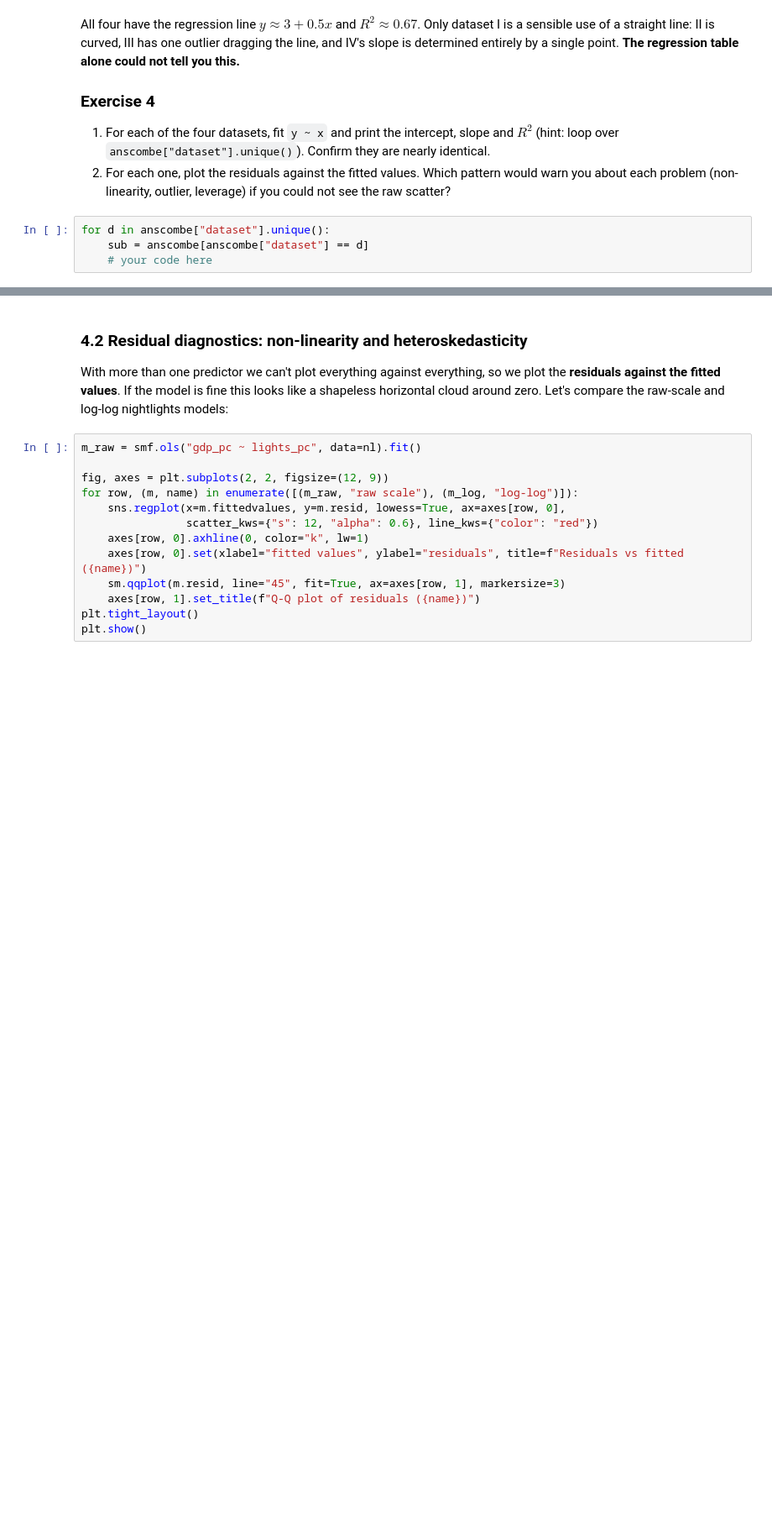
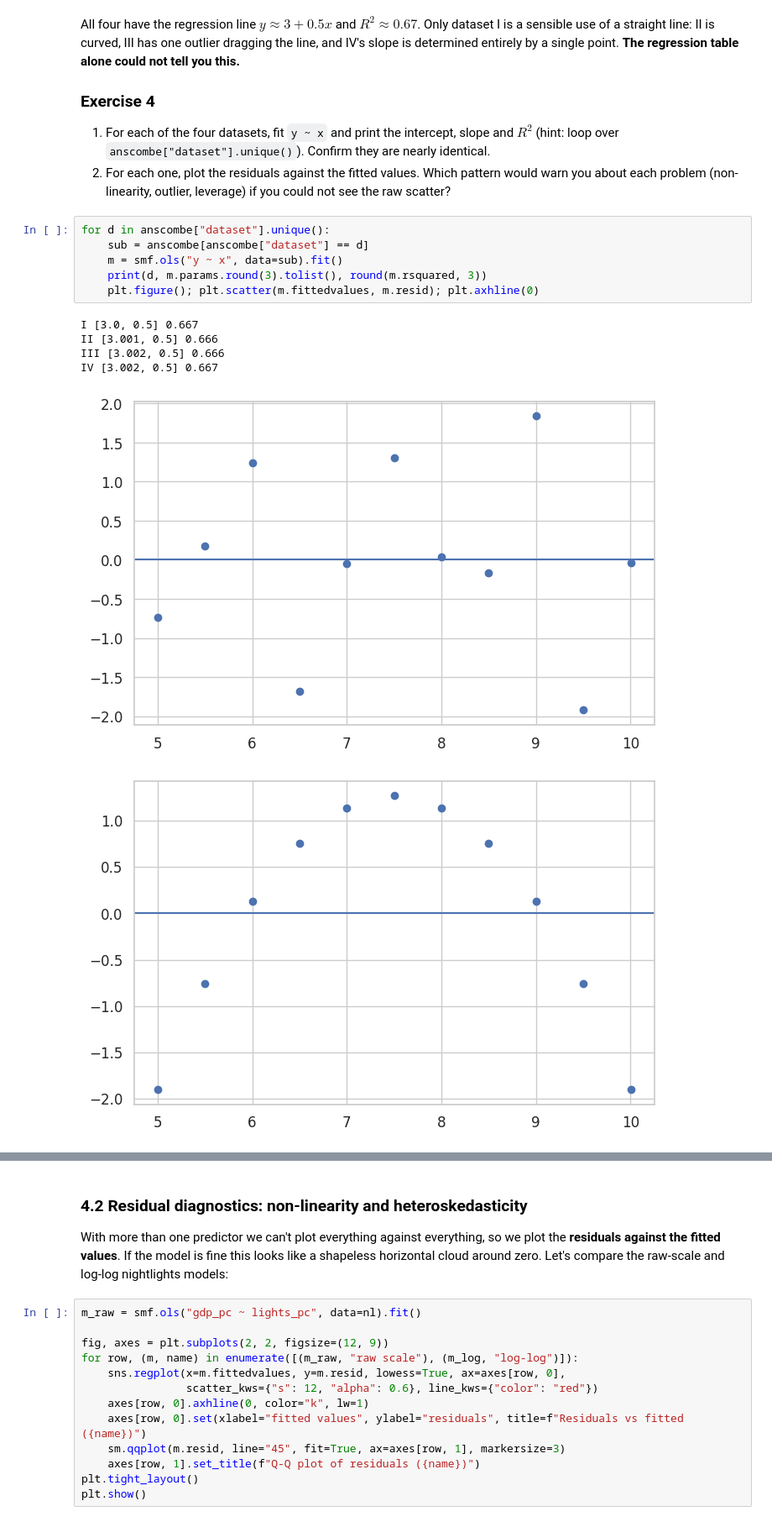
Before and after one commit to stellazhang26/qm2, a Jupyter notebook: notebooks/W07. Linear Regression.ipynb, the cells around one changed output, grey strips where cells are left out. Shown at 84% size. Drawn from its saved outputs; the diff is of its cells as text; blank space fills up the shorter version.

```diff
--- a/notebooks/W07. Linear Regression.ipynb
+++ b/notebooks/W07. Linear Regression.ipynb
@@ -330,4 +427,13 @@ All four have the regression line $y \approx 3 + 0.5x$ and $R^2 \approx 0.67$. O
 # %%
 for d in anscombe["dataset"].unique():
     sub = anscombe[anscombe["dataset"] == d]
-    # your code here
+    m = smf.ols("y ~ x", data=sub).fit()
+    print(d, m.params.round(3).tolist(), round(m.rsquared, 3))
+    plt.figure(); plt.scatter(m.fittedvalues, m.resid); plt.axhline(0)
+# %% [output]
+I [3.0, 0.5] 0.667
+II [3.001, 0.5] 0.666
+III [3.002, 0.5] 0.666
+IV [3.002, 0.5] 0.667
+[figure, added]
+[figure, added]
```
Also changed, not shown: parts of 18 cells of this notebook.
